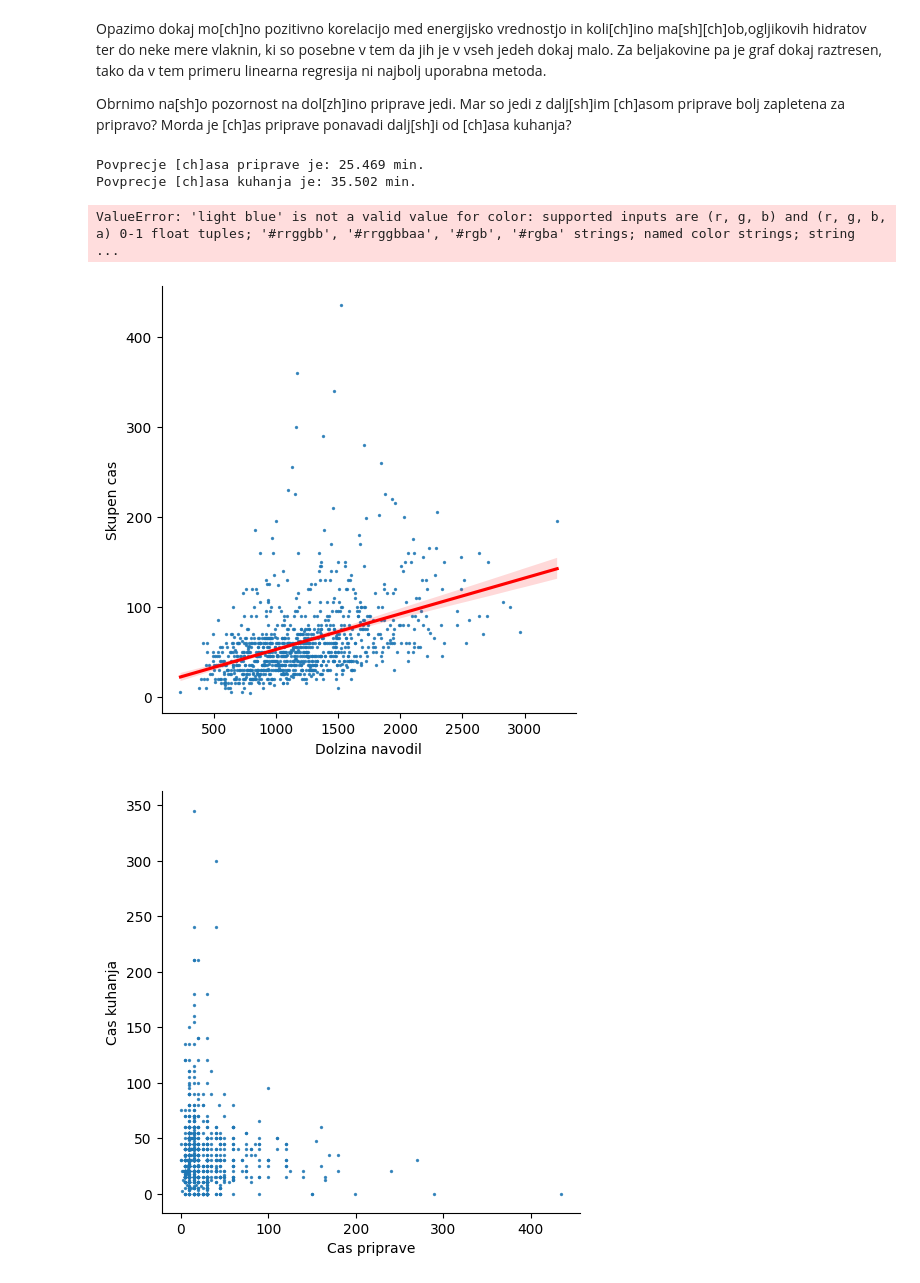
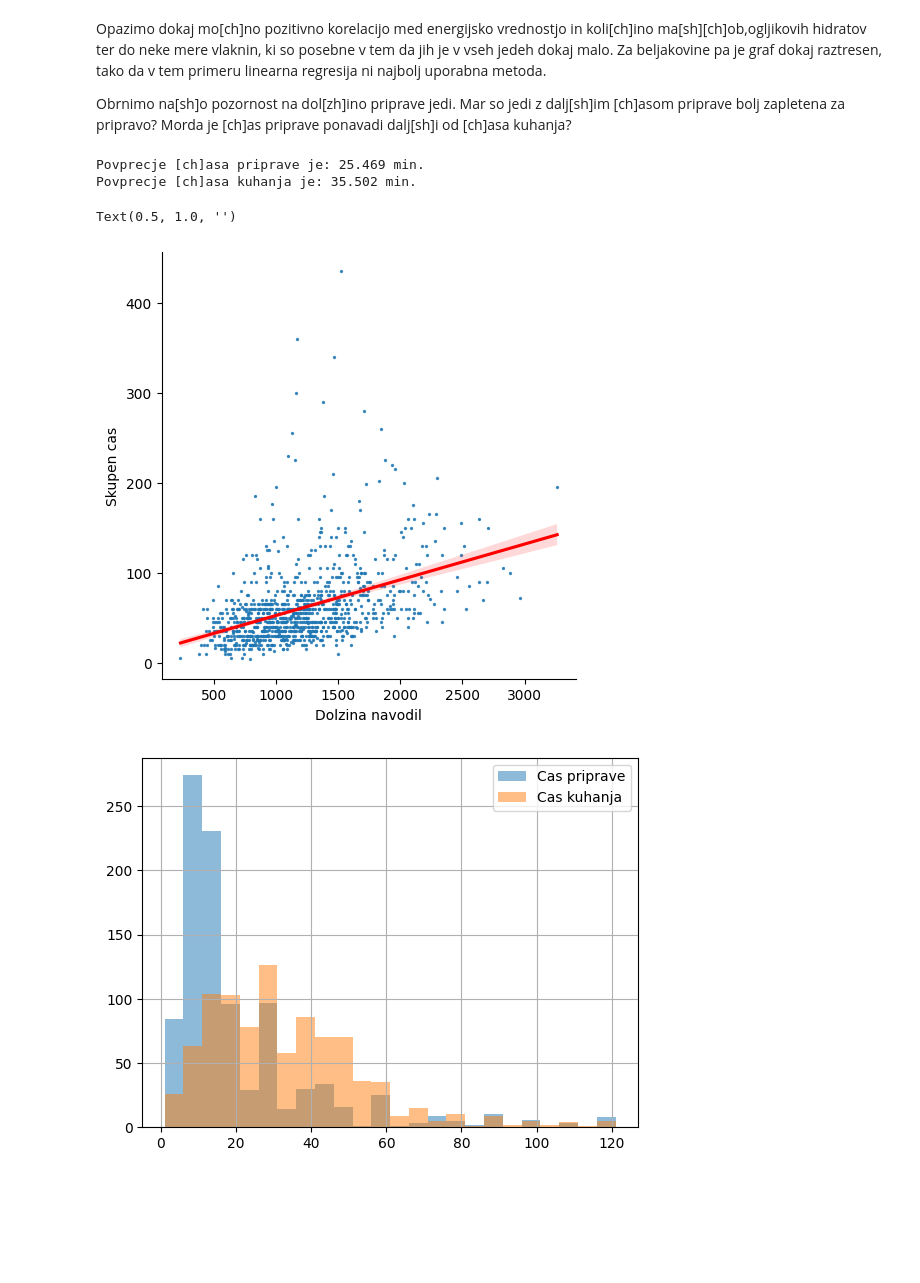
Before and after one commit to borbrudar/uvp, a Jupyter notebook: analiza.ipynb, the cells around one changed output. Saved outputs shown, nothing was run; the diff lists cells and outputs as text; code cells hidden in the pictures; blank space fills up the shorter version.

```diff
--- a/analiza.ipynb
+++ b/analiza.ipynb
@@ -57,11 +57,16 @@ Obrnimo na[sh]o pozornost na dol[zh]ino priprave jedi. Mar so jedi z dalj[sh]im
 # %%
 sns.lmplot(x="Dolzina navodil",y="Skupen cas",data=recepti,fit_reg=True, line_kws={'color': 'red'},scatter_kws={"s": 2})
 print("Povprecje [ch]asa priprave je: " + str(float(recepti["Cas priprave"].mean())) + " min.")
 print("Povprecje [ch]asa kuhanja je: " +  str(float(recepti["Cas kuhanja"].mean())) + " min.")
-sns.lmplot(x="Cas priprave",y="Cas kuhanja",data=recepti,fit_reg=True, line_kws={'color': "#ADD8E6"},scatter_kws={"s": 2})
+
+# truncatamo nekaj outlierjev zavoljo boljse preglednosti
+recepti.hist("Cas priprave", bins=range(1,125,5), alpha=0.5, label='Cas priprave')
+plt.hist(recepti["Cas kuhanja"], bins=range(1,125,5), alpha=0.5, label='Cas kuhanja')
+plt.legend(loc='upper right')
+plt.title("")
 # %% [output]
 Povprecje [ch]asa priprave je: 25.469 min.
 Povprecje [ch]asa kuhanja je: 35.502 min.
-ValueError: 'light blue' is not a valid value for color: supported inputs are (r, g, b) and (r, g, b, a) 0-1 float tuples; '#rrggbb', '#rrggbbaa', '#rgb', '#rgba' strings; named color strings; string  ...
+Text(0.5, 1.0, '')
 [figure]
-[figure, old version]
+[figure, new version]
```
Also changed, not shown: parts of 10 cells of this notebook, 4 other files.
